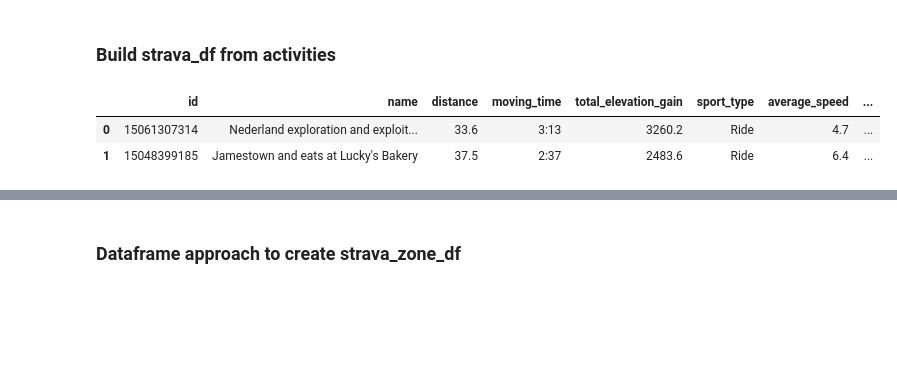
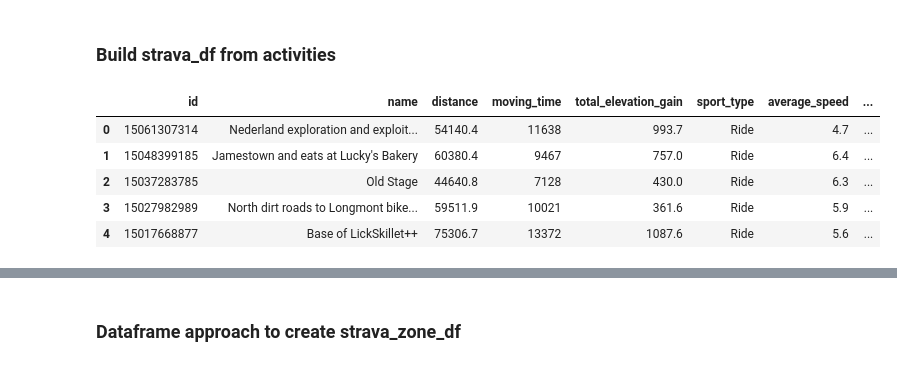
Before and after one commit to edterrell/healthy_heart, a Jupyter notebook: strava_API.ipynb, the cells around one changed output, grey strips where cells are left out. Saved outputs shown, nothing was run; the diff lists cells and outputs as text; code cells hidden in the pictures; blank space fills up the shorter version.

```diff
--- a/strava_API.ipynb
+++ b/strava_API.ipynb
@@ -79,27 +82,17 @@ ID: 15048399185, Name: Jamestown and eats at Lucky's Bakery, Date: 2025-07-08T14
 ID: 15037283785, Name: Old Stage, Date: 2025-07-07T12:38:38Z
 # %% [markdown]
 ### Build strava_df from activities
-# %%
-# Build out strava_df with only the necessary columns
-strava_df = pd.DataFrame(activities)
-cols_needed = ['id','name', 'distance', 'moving_time','total_elevation_gain', 'sport_type',
-          'average_speed', 'average_heartrate','max_heartrate', 'suffer_score','start_date']
-strava_df = strava_df.loc[:,cols_needed]
-
-# drop activities where no heartrate data was collected
-strava_df = strava_df.dropna(subset=['average_heartrate'])
-#strava_df.head(2)
-
-# process data with function cleanup (from clean_convert.py)
-cleanup (strava_df)
-
-# add column: converted_speed ride-mph  and run-min/mile  (from clean_convert.py)
-strava_df['converted_speed'] = strava_df.apply(convert_speed, axis=1)
-
-
-order_columns(strava_df)
-strava_df.head(2)
-# %% [output]
-|  | id | name | distance | moving_time | total_elevation_gain | sport_type | average_speed | ... |
-| 0 | 15061307314 | Nederland exploration and exploit... | 33.6 | 3:13 | 3260.2 | Ride | 4.7 | ... |
-| 1 | 15048399185 | Jamestown and eats at Lucky's Bakery | 37.5 | 2:37 | 2483.6 | Ride | 6.4 | ... |
+# %%
+# Build out strava_df with only the necessary columns
+strava_df = pd.DataFrame(activities)
+cols_needed = ['id','name', 'distance', 'moving_time','total_elevation_gain', 'sport_type',
+          'average_speed', 'average_heartrate','max_heartrate', 'suffer_score','start_date']
+strava_df = strava_df.loc[:,cols_needed]
+strava_df.head()
+# %% [output]
+|  | id | name | distance | moving_time | total_elevation_gain | sport_type | average_speed | ... |
+| 0 | 15061307314 | Nederland exploration and exploit... | 54140.4 | 11638 | 993.7 | Ride | 4.7 | ... |
+| 1 | 15048399185 | Jamestown and eats at Lucky's Bakery | 60380.4 | 9467 | 757.0 | Ride | 6.4 | ... |
+| 2 | 15037283785 | Old Stage | 44640.8 | 7128 | 430.0 | Ride | 6.3 | ... |
+| 3 | 15027982989 | North dirt roads to Longmont bike... | 59511.9 | 10021 | 361.6 | Ride | 5.9 | ... |
+| 4 | 15017668877 | Base of LickSkillet++ | 75306.7 | 13372 | 1087.6 | Ride | 5.6 | ... |
```
Also changed, not shown: parts of 10 cells of this notebook.
